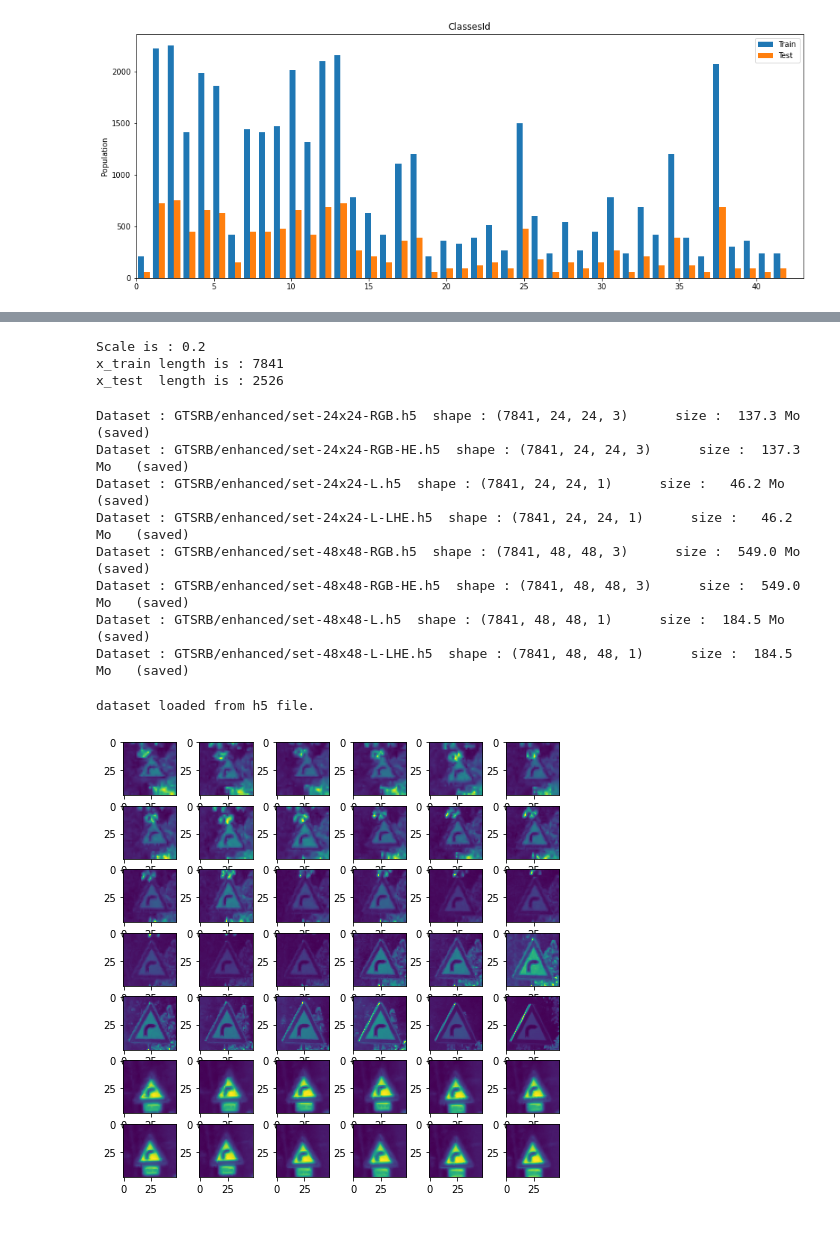
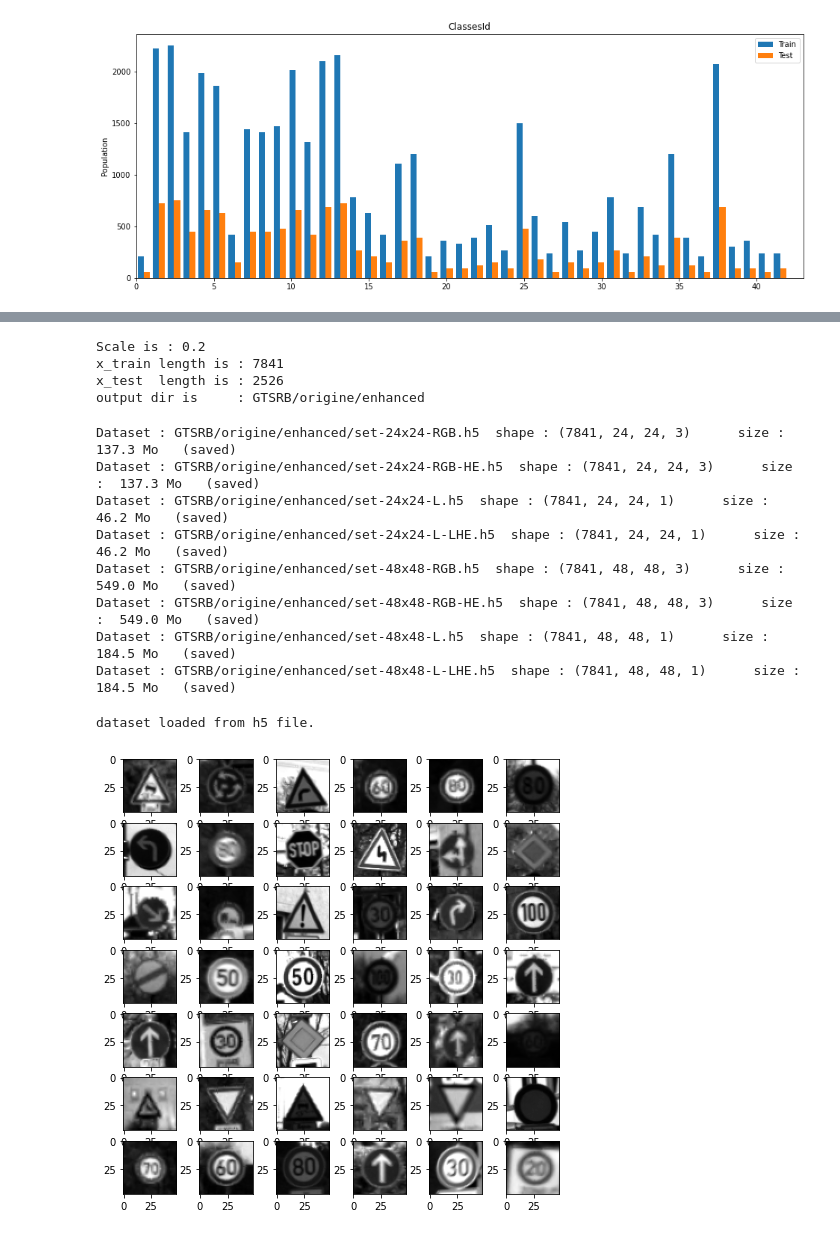
Before and after one commit to RomainBACH/Internship_Taltech, a Jupyter notebook: GTSRB preparation of data.ipynb, the cells around one changed output, grey strips where cells are left out. Drawn from its saved outputs; the diff is of its cells as text; code cells hidden in the pictures.

```diff
--- a/GTSRB preparation of data.ipynb
+++ b/GTSRB preparation of data.ipynb
@@ -14,7 +14,7 @@ from tensorflow import keras
 from tensorflow.keras.callbacks import TensorBoard
 import h5py
 # %%
-df = pd.read_csv("GTSRB/Test.csv", header=0)
+df = pd.read_csv("GTSRB/origine/Test.csv", header=0)
 display(df.head(10))
 # %% [output]
 |  | Width | Height | Roi.X1 | Roi.Y1 | Roi.X2 | Roi.Y2 | ClassId | Path |
@@ -51,6 +51,7 @@ def  read_csv_dataset(csv_file):
     y         = df['ClassId'].to_list()
     x         = []
 
+
     # ---- Read images
     #
     for filename in filenames:
@@ -60,12 +61,36 @@ def  read_csv_dataset(csv_file):
     # ---- Return
     #
     return np.array(x,dtype=object),np.array(y)
+
+
+def shuffle_np_dataset(x, y):
+    """
+    Shuffle a dataset (x,y)
+    args:
+        x,y : dataset
+    return:
+        x,y mixed
+    """
+    assert (len(x) == len(y)), "x and y must have same size"
+    p = np.random.permutation(len(x))
+    return x[p], y[p]
 # %%
 # ---- Read datasets
 
-(x_train,y_train) = read_csv_dataset('GTSRB/Train.csv')
-(x_test ,y_test)  = read_csv_dataset('GTSRB/Test.csv')
-(x_meta ,y_meta)  = read_csv_dataset('GTSRB/Meta.csv')
+(x_train,y_train) = read_csv_dataset('GTSRB/origine/Train.csv')
+(x_test ,y_test)  = read_csv_dataset('GTSRB/origine/Test.csv')
+(x_meta ,y_meta)  = read_csv_dataset('GTSRB/origine/Meta.csv')
+
+
+# ---- Shuffle train set
+
+x_train, y_train = shuffle_np_dataset(x_train, y_train)
+
+# ---- Sort Meta
+
+combined = list(zip(x_meta,y_meta))
+combined.sort(key=lambda x: x[1])
+x_meta,y_meta = zip(*combined)
 # %%
 train_size  = []
 train_ratio = []
@@ -271,15 +317,17 @@ scale=0.2
 n_train = int( len(x_train)*scale )
 n_test  = int( len(x_test)*scale )
 
-output_dir='GTSRB/enhanced'
+output_dir='GTSRB/origine/enhanced'
 
 print(f'Scale is : {scale}')
 print(f'x_train length is : {n_train}')
 print(f'x_test  length is : {n_test}')
+print(f'output dir is     : {output_dir}\n')
 # %% [output]
 Scale is : 0.2
 x_train length is : 7841
 x_test  length is : 2526
+output dir is     : GTSRB/origine/enhanced
 # %%
 def save_h5_dataset(x_train, y_train, x_test, y_test, x_meta,y_meta, filename):
 
@@ -296,6 +344,8 @@ def save_h5_dataset(x_train, y_train, x_test, y_test, x_meta,y_meta, filename):
     size=os.path.getsize(filename)/(1024*1024)
     print('Dataset : {:24s}  shape : {:22s} size : {:6.1f} Mo   (saved)'.format(filename, str(x_train.shape),size))
 # %%
+os.makedirs(output_dir, mode=0o750, exist_ok=True)
+
 for s in [24, 48]:
     for m in ['RGB', 'RGB-HE', 'L', 'L-LHE']:
         # ---- A nice dataset name
@@ -315,14 +365,14 @@ for s in [24, 48]:
 
 x_train_new,x_test_new=0,0
 # %% [output]
-Dataset : GTSRB/enhanced/set-24x24-RGB.h5  shape : (7841, 24, 24, 3)      size :  137.3 Mo   (saved)
-Dataset : GTSRB/enhanced/set-24x24-RGB-HE.h5  shape : (7841, 24, 24, 3)      size :  137.3 Mo   (saved)
-Dataset : GTSRB/enhanced/set-24x24-L.h5  shape : (7841, 24, 24, 1)      size :   46.2 Mo   (saved)
-Dataset : GTSRB/enhanced/set-24x24-L-LHE.h5  shape : (7841, 24, 24, 1)      size :   46.2 Mo   (saved)
-Dataset : GTSRB/enhanced/set-48x48-RGB.h5  shape : (7841, 48, 48, 3)      size :  549.0 Mo   (saved)
-Dataset : GTSRB/enhanced/set-48x48-RGB-HE.h5  shape : (7841, 48, 48, 3)      size :  549.0 Mo   (saved)
-Dataset : GTSRB/enhanced/set-48x48-L.h5  shape : (7841, 48, 48, 1)      size :  184.5 Mo   (saved)
-Dataset : GTSRB/enhanced/set-48x48-L-LHE.h5  shape : (7841, 48, 48, 1)      size :  184.5 Mo   (saved)
+Dataset : GTSRB/origine/enhanced/set-24x24-RGB.h5  shape : (7841, 24, 24, 3)      size :  137.3 Mo   (saved)
+Dataset : GTSRB/origine/enhanced/set-24x24-RGB-HE.h5  shape : (7841, 24, 24, 3)      size :  137.3 Mo   (saved)
+Dataset : GTSRB/origine/enhanced/set-24x24-L.h5  shape : (7841, 24, 24, 1)      size :   46.2 Mo   (saved)
+Dataset : GTSRB/origine/enhanced/set-24x24-L-LHE.h5  shape : (7841, 24, 24, 1)      size :   46.2 Mo   (saved)
+Dataset : GTSRB/origine/enhanced/set-48x48-RGB.h5  shape : (7841, 48, 48, 3)      size :  549.0 Mo   (saved)
+Dataset : GTSRB/origine/enhanced/set-48x48-RGB-HE.h5  shape : (7841, 48, 48, 3)      size :  549.0 Mo   (saved)
+Dataset : GTSRB/origine/enhanced/set-48x48-L.h5  shape : (7841, 48, 48, 1)      size :  184.5 Mo   (saved)
+Dataset : GTSRB/origine/enhanced/set-48x48-L-LHE.h5  shape : (7841, 48, 48, 1)      size :  184.5 Mo   (saved)
 # %%
 dataset='set-48x48-L'
 samples=range(24)
@@ -336,10 +386,10 @@ dataset loaded from h5 file.
 # %%
 fig = plt.figure(figsize=(8, 8))
 columns = 6
 rows = 7
 for i in range(1,columns*rows+1):
     fig.add_subplot(rows, columns, i)
-    plt.imshow(x_tmp[i-1])
+    plt.imshow(x_tmp[i-1],cmap='gray')
 plt.show()
 # %% [output]
-[figure, old version]
+[figure, new version]
```
Also changed, not shown: parts of 4 cells of this notebook, 1 other file.
